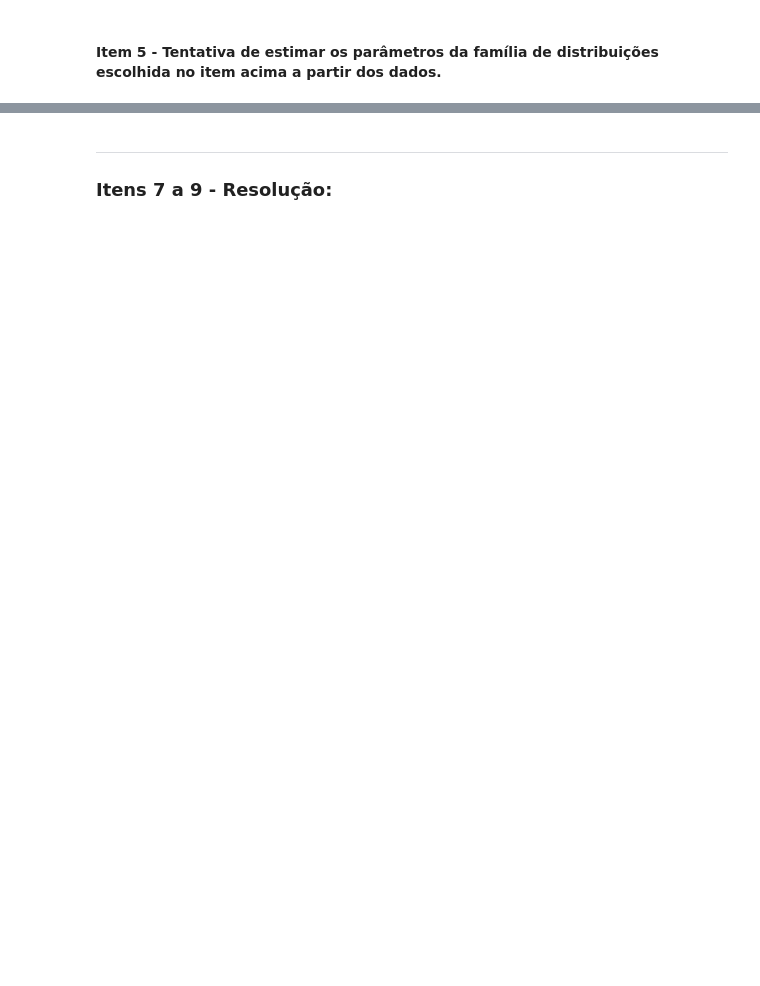
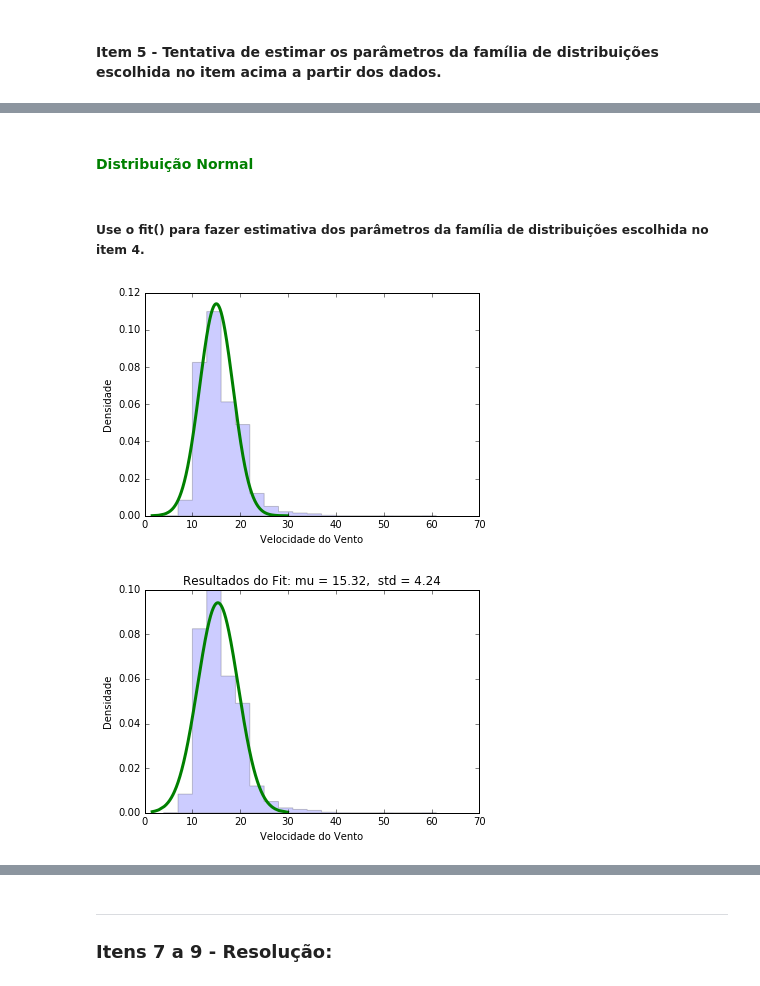
Before and after one commit to LucaNoto/CD, a Jupyter notebook: MiniProjeto1/MiniProjeto1 Layout.ipynb, the cells around one changed output, grey strips where cells are left out. Drawn from its saved outputs; the diff is of its cells as text; code cells hidden in the pictures; blank space fills up the shorter version.

```diff
--- a/MiniProjeto1/MiniProjeto1 Layout.ipynb
+++ b/MiniProjeto1/MiniProjeto1 Layout.ipynb
@@ -76,0 +87,27 @@ A distribuição dos dados da variável se assemelha a uma distribuição Assim
+# %% [markdown]
+#### <font color='green'>Distribuição Normal</font>
+# %% [markdown]
+##### Use o fit() para fazer estimativa dos parâmetros da família de distribuições escolhida no item 4.
+# %%
+mu_norm = 15
+std_norm = 3.5
+x=sorted(stats.norm.rvs(size=10000, loc=mu_norm, scale=std_norm))
+
+vento.plot.hist(bins=faixa , histtype='stepfilled',normed=1,alpha=0.2)
+plt.plot(x, stats.norm.pdf(x, loc=mu_norm, scale=std_norm), lw=3, alpha=1)
+plt.xlabel('Velocidade do Vento')
+plt.ylabel('Densidade')
+plt.show()
+
+
+mu_norm_fit, std_norm_fit = stats.norm.fit(vento)
+
+vento.plot.hist(bins=faixa , histtype='stepfilled',normed=1,alpha=0.2)
+plt.plot(x, stats.norm.pdf(x, loc=mu_norm_fit, scale=std_norm_fit), lw=3, alpha=1)
+plt.xlabel('Velocidade do Vento')
+plt.ylabel('Densidade')
+plt.title("Resultados do Fit: mu = %.2f,  std = %.2f" % (mu_norm_fit, std_norm_fit))
+plt.show()
+# %% [output]
+[figure, added]
+[figure, added]
```
Also changed, not shown: parts of 47 cells of this notebook.
